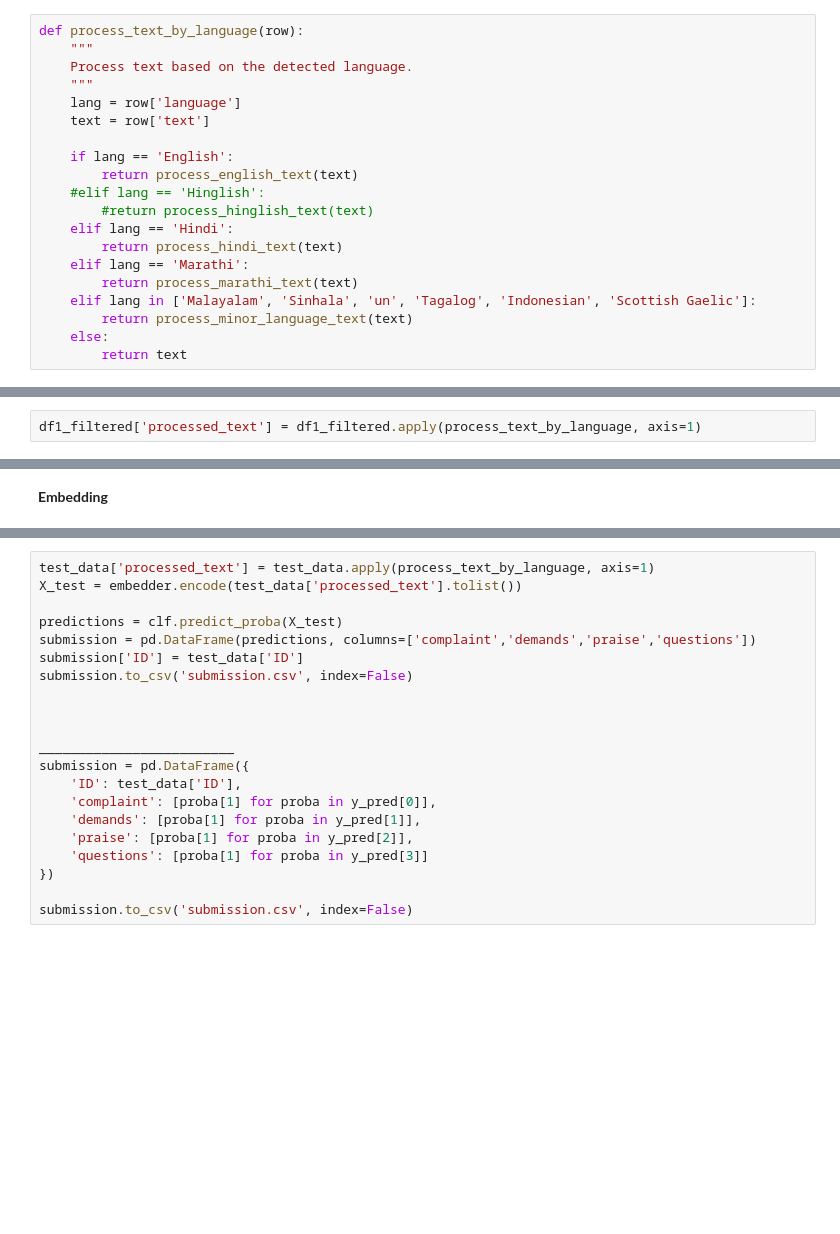
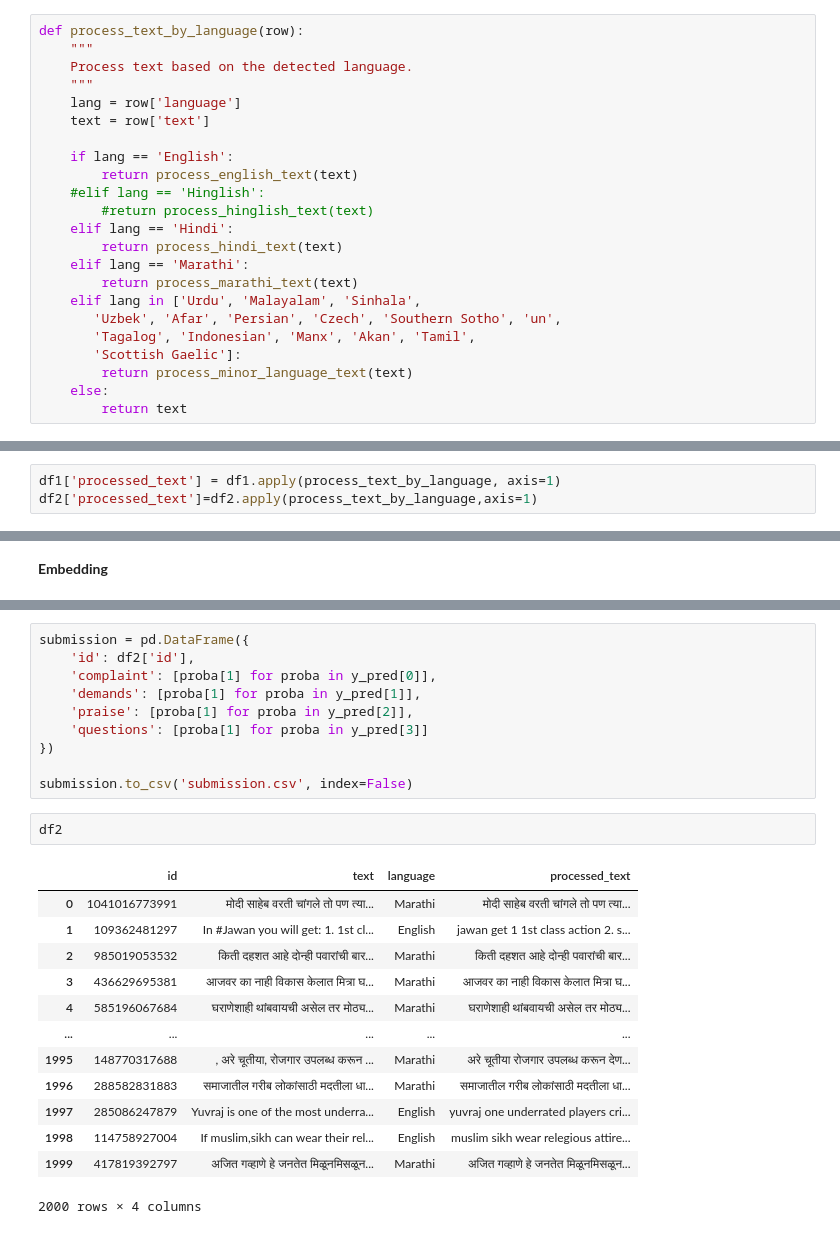
Before and after one commit to nisaral/nlp_practiceground, a Jupyter notebook: coends-task2.ipynb, the cells around one changed output, grey strips where cells are left out. Saved outputs shown, nothing was run; the diff lists cells and outputs as text; blank space fills up the shorter version.

```diff
--- a/coends-task2.ipynb
+++ b/coends-task2.ipynb
@@ -541,7 +542,10 @@ def process_text_by_language(row):
         return process_hindi_text(text)
     elif lang == 'Marathi':
         return process_marathi_text(text)
-    elif lang in ['Malayalam', 'Sinhala', 'un', 'Tagalog', 'Indonesian', 'Scottish Gaelic']:
+    elif lang in ['Urdu', 'Malayalam', 'Sinhala',
+       'Uzbek', 'Afar', 'Persian', 'Czech', 'Southern Sotho', 'un',
+       'Tagalog', 'Indonesian', 'Manx', 'Akan', 'Tamil',
+       'Scottish Gaelic']:
         return process_minor_language_text(text)
     else:
         return text
@@ -555,7 +559,8 @@ nltk.download('stopwords')
 [nltk_data]   Package stopwords is already up-to-date!
 True
 # %%
-df1_filtered['processed_text'] = df1_filtered.apply(process_text_by_language, axis=1)
+df1['processed_text'] = df1.apply(process_text_by_language, axis=1)
+df2['processed_text']=df2.apply(process_text_by_language,axis=1)
 # %% [markdown]
 **Tokenization**
 # %%
@@ -653,17 +688,6 @@ AUC Scores: {'complaint': 0.8031995937023869, 'demands': 0.7942565754159956, 'pr
 # %%
-test_data['processed_text'] = test_data.apply(process_text_by_language, axis=1)
-X_test = embedder.encode(test_data['processed_text'].tolist())
-
-predictions = clf.predict_proba(X_test)
-submission = pd.DataFrame(predictions, columns=['complaint','demands','praise','questions'])
-submission['ID'] = test_data['ID']
-submission.to_csv('submission.csv', index=False)
-
-
-
-_________________________
 submission = pd.DataFrame({
-    'ID': test_data['ID'],
+    'id': df2['id'],
     'complaint': [proba[1] for proba in y_pred[0]],
     'demands': [proba[1] for proba in y_pred[1]],
     'praise': [proba[1] for proba in y_pred[2]],
@@ -671,3 +695,19 @@ submission = pd.DataFrame({
 })
 
 submission.to_csv('submission.csv', index=False)
+# %%
+df2
+# %% [output]
+|  | id | text | language | processed_text |
+| 0 | 1041016773991 | मोदी साहेब वरती चांगले तो पण त्या... | Marathi | मोदी साहेब वरती चांगले तो पण त्या... |
+| 1 | 109362481297 | In #Jawan you will get: 1. 1st cl... | English | jawan get 1 1st class action 2. s... |
+| 2 | 985019053532 | किती दहशत आहे दोन्ही पवारांची बार... | Marathi | किती दहशत आहे दोन्ही पवारांची बार... |
+| 3 | 436629695381 | आजवर का नाही विकास केलात मित्रा घ... | Marathi | आजवर का नाही विकास केलात मित्रा घ... |
+| 4 | 585196067684 | घराणेशाही थांबवायची असेल तर मोठ्य... | Marathi | घराणेशाही थांबवायची असेल तर मोठ्य... |
+| ... | ... | ... | ... | ... |
+| 1995 | 148770317688 | , अरे चूतीया, रोजगार उपलब्ध करून ... | Marathi | अरे चूतीया रोजगार उपलब्ध करून देण... |
+| 1996 | 288582831883 | समाजातील गरीब लोकांसाठी मदतीला धा... | Marathi | समाजातील गरीब लोकांसाठी मदतीला धा... |
+| 1997 | 285086247879 | Yuvraj is one of the most underra... | English | yuvraj one underrated players cri... |
+| 1998 | 114758927004 | If muslim,sikh can wear their rel... | English | muslim sikh wear relegious attire... |
+| 1999 | 417819392797 | अजित गव्हाणे हे जनतेत मिळूनमिसळून... | Marathi | अजित गव्हाणे हे जनतेत मिळूनमिसळून... |
+2000 rows × 4 columns
```
Also changed, not shown: parts of 10 cells of this notebook.
